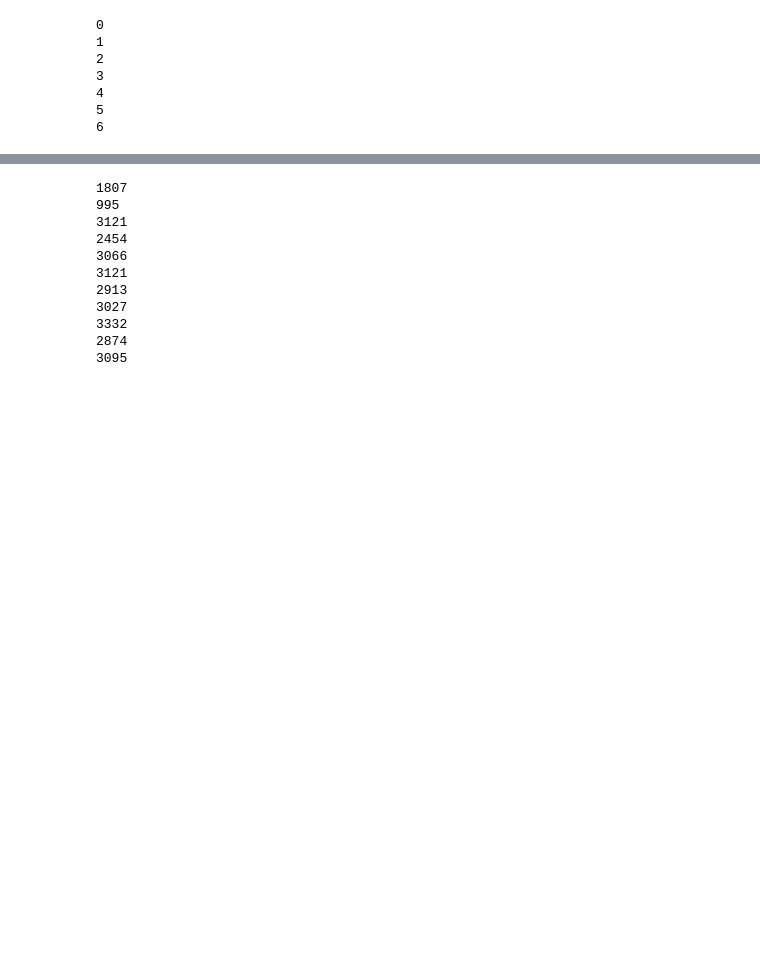
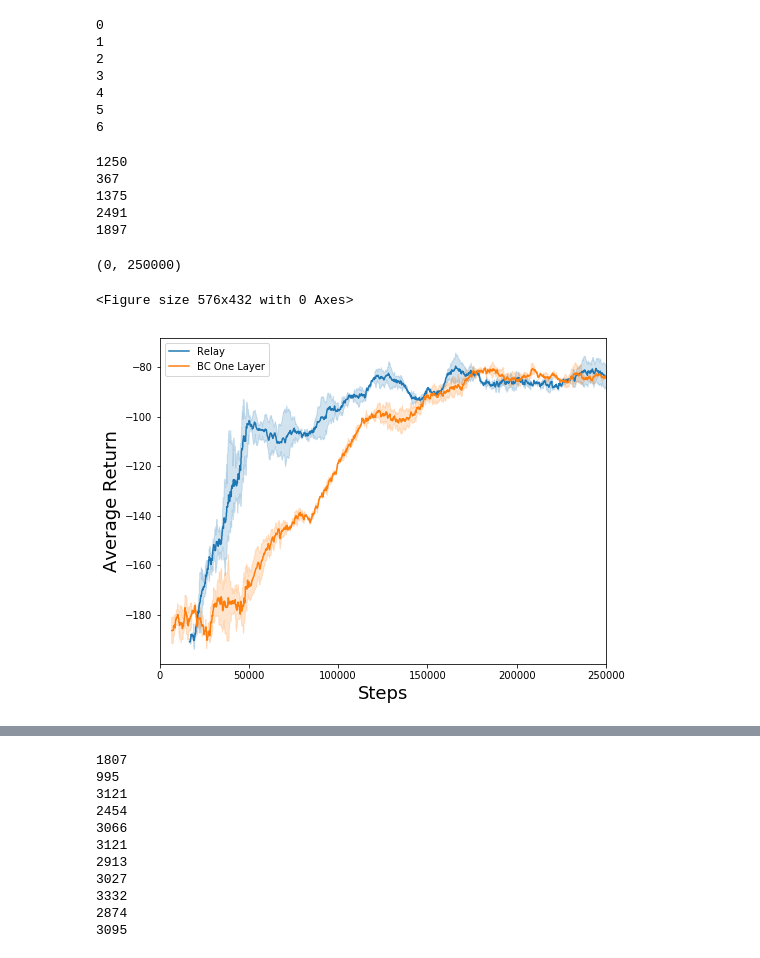
Before and after one commit to sholtodouglas/hierarchial_robotics, a Jupyter notebook: Quick Tests.ipynb, the cells around one changed output, grey strips where cells are left out. Drawn from its saved outputs; the diff is of its cells as text; code cells hidden in the pictures; blank space fills up the shorter version.

```diff
--- a/Quick Tests.ipynb
+++ b/Quick Tests.ipynb
@@ -84,6 +84,7 @@ with open('collected_data/' + exp_name + 'rbuf.pickle', 'rb') as handle:
     replay_higher = pickle.load(handle)
 
 exp_name = "hierarchial2_no_subgoaltest_pointMassObject-v0_Hidden_256l_2"
+exp_name = "relaypointMassObject-v0-full_positional_state-10"
 
 seed = 0
 render = True
@@ -109,7 +110,7 @@ Rendering Test Rollouts
 
 # Little bit of short term conif
 use_higher_level = True
-lower_achieved_state = 'controllable_achieved_goal'  #  'full_positional_state' # 'achieved_goal' #
+lower_achieved_state =  'full_positional_state' # 'controllable_achieved_goal'  #  'achieved_goal' #
 substitute_action = True
 
 
@@ -1125,10 +1119,18 @@ def make_dataframe_from_logs(array):
         print(len(event_acc.scalars.Items('Episode_return')))
         for event in event_acc.scalars.Items('Episode_return'):
             step = event.step
+
             steps[i].append(step)
+
             proto = event[2]
 
+
             numbs[i].append(proto)
+            if step < 50000:
+                steps[i].append(step+1)
+                steps[i].append(step+2)
+                numbs[i].append(proto)
+                numbs[i].append(proto)
 
     df = pd.DataFrame(columns=['steps','returns'])
 
@@ -1156,3 +1158,23 @@ def make_dataframe_from_logs(array):
 
 
     return df
+# %%
+relay = make_dataframe_from_logs(['2020-03-22 17:14:39.300203train_05rewthresh_:', 'relayfullpos1', 'relayfullposlong'])
+bc = make_dataframe_from_logs(['BC05thresh_HER_pointMassObject-v02020-03-22 17:41:57.932360', 'BC05thresh1_HER_pointMassObject-v02020-03-22 18:19:41.969535'])
+
+sns.lineplot(x="steps", y="returns", data=relay);
+sns.lineplot(x="steps", y="returns", data=bc);
+
+plt.legend(labels=['Relay', 'BC One Layer'])
+plt.xlabel('Steps', fontsize=18)
+plt.ylabel('Average Return', fontsize=18)
+plt.xlim(0, 250000)
+# %% [output]
+1250
+367
+1375
+2491
+1897
+(0, 250000)
+<Figure size 576x432 with 0 Axes>
+[figure, added]
```
Also changed, not shown: parts of 12 cells of this notebook, 6 other files.
